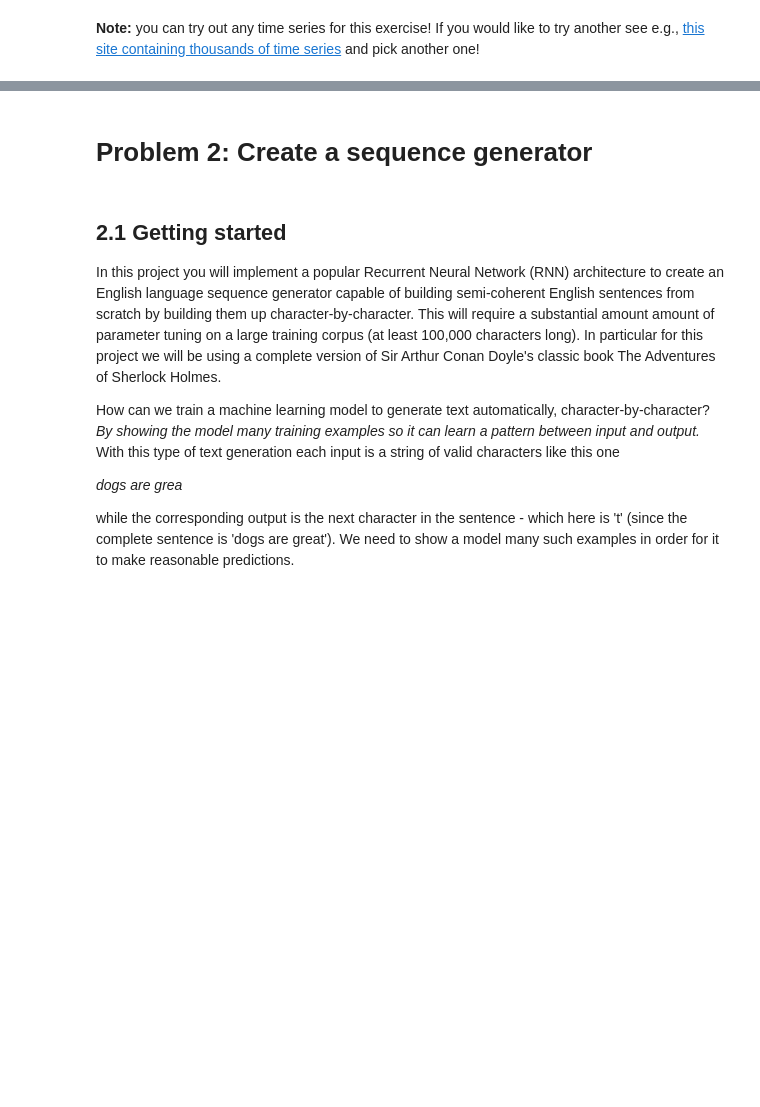
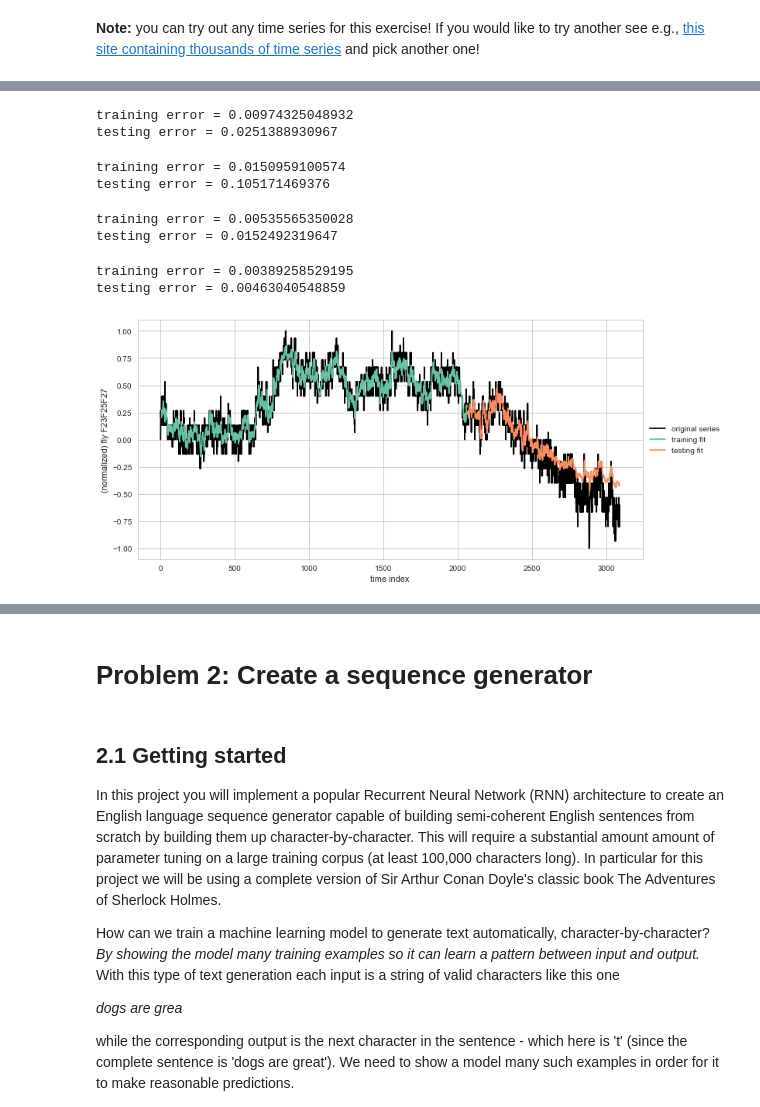
Before and after one commit to ucaiado/rnn_predictions, a Jupyter notebook: aind2/RNN_project.ipynb, the cells around one changed output, grey strips where cells are left out. Saved outputs shown, nothing was run; the diff lists cells and outputs as text; code cells hidden in the pictures; blank space fills up the shorter version.

```diff
--- a/aind2/RNN_project.ipynb
+++ b/aind2/RNN_project.ipynb
@@ -327,0 +371,2 @@ plt.show()
+# %%
+dataset2 = df_spread.values
@@ -327,0 +423,77 @@ plt.show()
+# %%
+# generate predictions for training
+train_predict = model.predict(X_train)
+test_predict = model.predict(X_test)
+
+# print out training and testing errors
+training_error = model.evaluate(X_train, y_train, verbose=0)
+print('training error = ' + str(training_error))
+
+testing_error = model.evaluate(X_test, y_test, verbose=0)
+print('testing error = ' + str(testing_error))
+# %% [output]
+training error = 0.00974325048932
+testing error = 0.0251388930967
+# %%
+# generate predictions for training
+train_predict = model.predict(X_train)
+test_predict = model.predict(X_test)
+
+# print out training and testing errors
+training_error = model.evaluate(X_train, y_train, verbose=0)
+print('training error = ' + str(training_error))
+
+testing_error = model.evaluate(X_test, y_test, verbose=0)
+print('testing error = ' + str(testing_error))
+# %% [output]
+training error = 0.0150959100574
+testing error = 0.105171469376
+# %%
+# generate predictions for training
+train_predict = model.predict(X_train)
+test_predict = model.predict(X_test)
+
+# print out training and testing errors
+training_error = model.evaluate(X_train, y_train, verbose=0)
+print('training error = ' + str(training_error))
+
+testing_error = model.evaluate(X_test, y_test, verbose=0)
+print('testing error = ' + str(testing_error))
+# %% [output]
+training error = 0.00535565350028
+testing error = 0.0152492319647
+# %%
+# generate predictions for training
+train_predict = model.predict(X_train)
+test_predict = model.predict(X_test)
+
+# print out training and testing errors
+training_error = model.evaluate(X_train, y_train, verbose=0)
+print('training error = ' + str(training_error))
+
+testing_error = model.evaluate(X_test, y_test, verbose=0)
+print('testing error = ' + str(testing_error))
+# %% [output]
+training error = 0.00389258529195
+testing error = 0.00463040548859
+# %%
+### Plot everything - the original series as well as predictions on training and testing sets
+f, ax = plt.subplots(1, 1, figsize=(10, 5))
+# plot original series
+plt.plot(dataset2,color = 'k')
+
+# plot training set prediction
+split_pt = train_test_split + window_size
+plt.plot(np.arange(window_size,split_pt,1),train_predict)
+
+# plot testing set prediction
+plt.plot(np.arange(split_pt,split_pt + len(test_predict),1),test_predict)
+
+# pretty up graph
+plt.xlabel('time index')
+plt.ylabel('(normalized) fly F23F25F27')
+plt.legend(['original series','training fit','testing fit'],loc='center left',
+           bbox_to_anchor=(1, 0.5))
+f.tight_layout()
+# %% [output]
+[figure, added]
```
Also changed, not shown: parts of 25 cells of this notebook, 1 other file.
